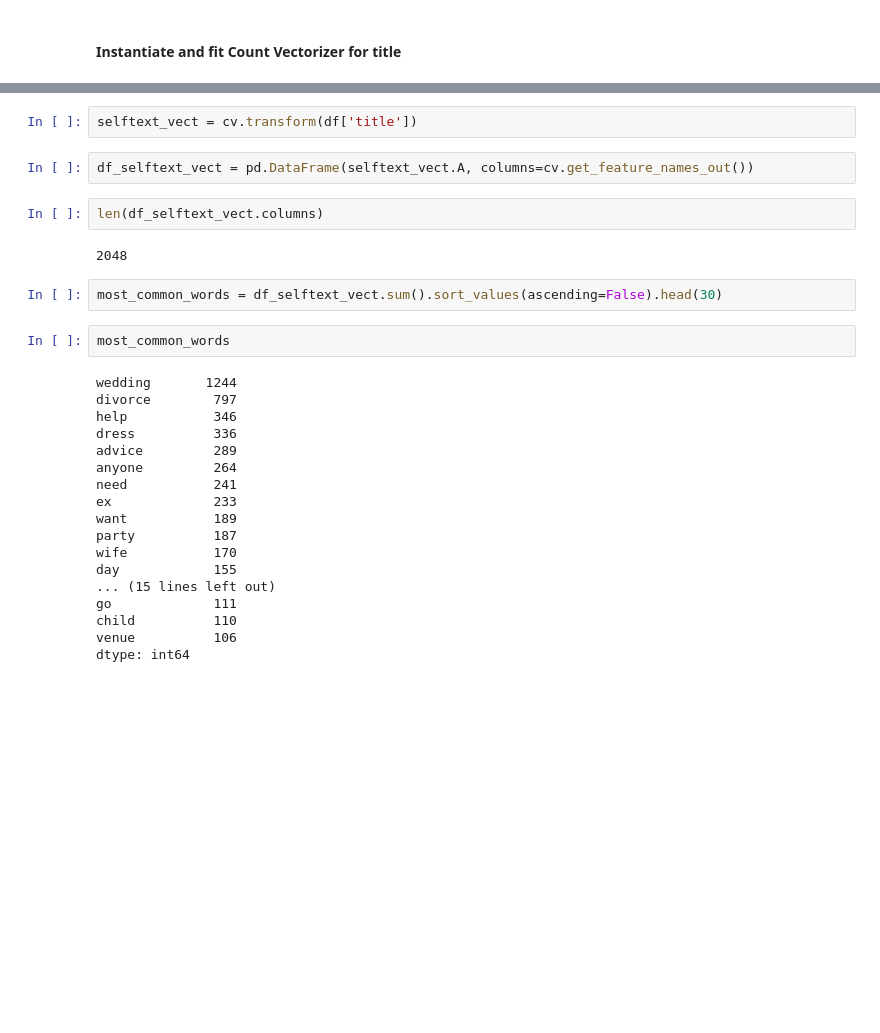
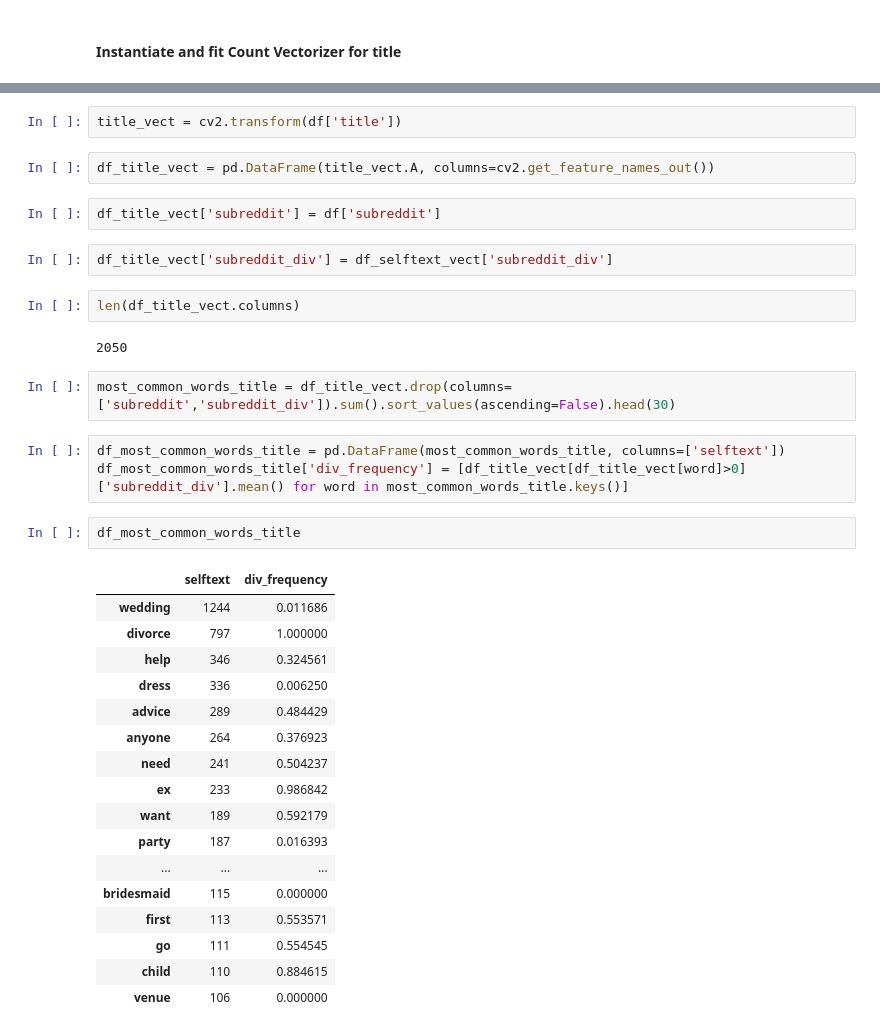
Before and after one commit to vmorenocosta/NLP-Classification-Reddit-API, a Jupyter notebook: code/01_Data_Collection.ipynb, the cells around one changed output, grey strips where cells are left out. Saved outputs shown, nothing was run; the diff lists cells and outputs as text; blank space fills up the shorter version.

```diff
--- a/code/01_Data_Collection.ipynb
+++ b/code/01_Data_Collection.ipynb
@@ -510,32 +524,39 @@ CountVectorizer(min_df=4, ngram_range=(1, 3),
                             'itself', ...],
                 strip_accents='unicode')
 # %%
-selftext_vect = cv.transform(df['title'])
+title_vect = cv2.transform(df['title'])
 # %%
-df_selftext_vect = pd.DataFrame(selftext_vect.A, columns=cv.get_feature_names_out())
+df_title_vect = pd.DataFrame(title_vect.A, columns=cv2.get_feature_names_out())
+# %%
+df_title_vect['subreddit'] = df['subreddit']
+# %%
+df_title_vect['subreddit_div'] = df_selftext_vect['subreddit_div']
 # %%
-len(df_selftext_vect.columns)
+len(df_title_vect.columns)
 # %% [output]
-2048
+2050
 # %%
-most_common_words = df_selftext_vect.sum().sort_values(ascending=False).head(30)
+most_common_words_title = df_title_vect.drop(columns=['subreddit','subreddit_div']).sum().sort_values(ascending=False).head(30)
-# %%
-most_common_words
-# %% [output]
-wedding       1244
-divorce        797
-help           346
-dress          336
-advice         289
-anyone         264
-need           241
-ex             233
-want           189
-party          187
-wife           170
-day            155
-... (15 lines left out)
-go             111
-child          110
-venue          106
-dtype: int64
+# %%
+df_most_common_words_title = pd.DataFrame(most_common_words_title, columns=['selftext'])
+df_most_common_words_title['div_frequency'] = [df_title_vect[df_title_vect[word]>0]['subreddit_div'].mean() for word in most_common_words_title.keys()]
+# %%
+df_most_common_words_title
+# %% [output]
+|  | selftext | div_frequency |
+| wedding | 1244 | 0.011686 |
+| divorce | 797 | 1.000000 |
+| help | 346 | 0.324561 |
+| dress | 336 | 0.006250 |
+| advice | 289 | 0.484429 |
+| anyone | 264 | 0.376923 |
+| need | 241 | 0.504237 |
+| ex | 233 | 0.986842 |
+| want | 189 | 0.592179 |
+| party | 187 | 0.016393 |
+| ... | ... | ... |
+| bridesmaid | 115 | 0.000000 |
+| first | 113 | 0.553571 |
+| go | 111 | 0.554545 |
+| child | 110 | 0.884615 |
+| venue | 106 | 0.000000 |
```
Also changed, not shown: parts of 14 cells of this notebook, 6 other files.
